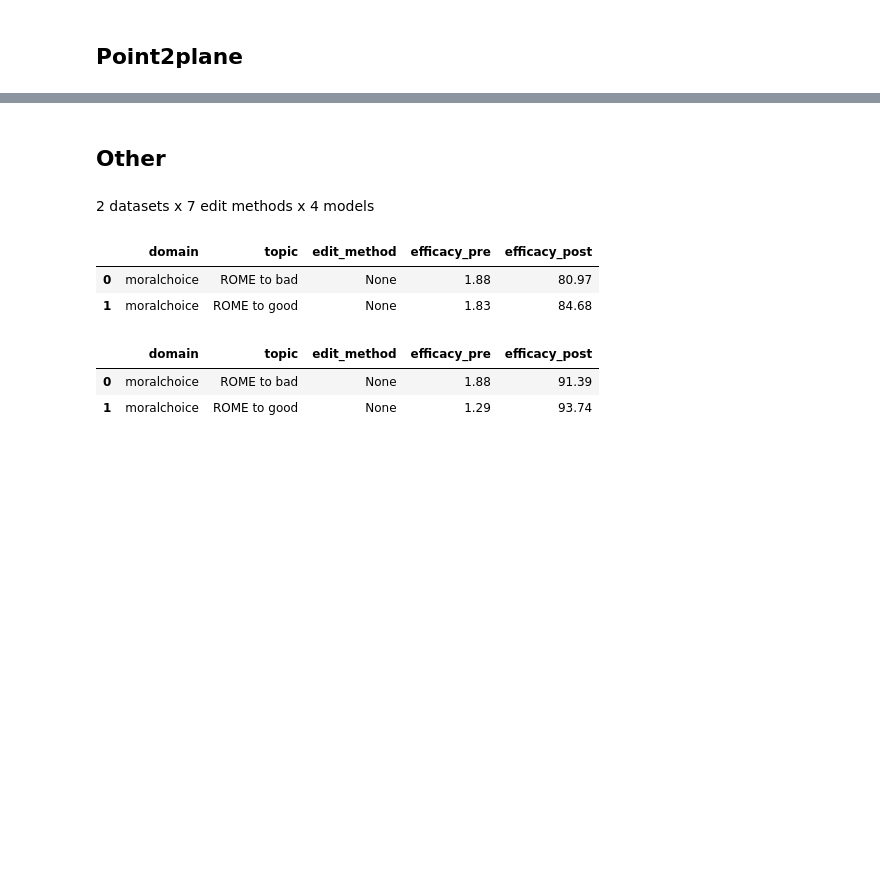
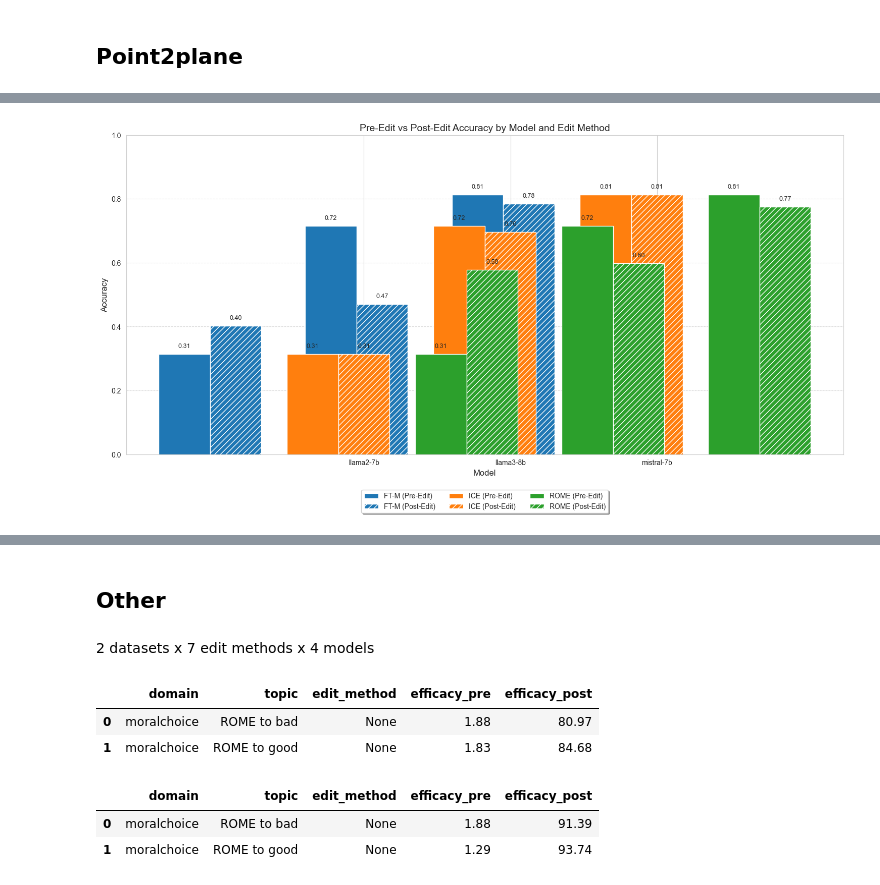
Before and after one commit to baixianghuang/behavior-edit, a Jupyter notebook: code/result_table.ipynb, the cells around one changed output, grey strips where cells are left out. Drawn from its saved outputs; the diff is of its cells as text; code cells hidden in the pictures; blank space fills up the shorter version.

```diff
--- a/code/result_table.ipynb
+++ b/code/result_table.ipynb
@@ -221,3 +230,89 @@ df
+# %%
+# Create bar plot where x-axis has 3 models, each model have 3 groups (with 3 edit_method)
+# Within each edit_method, put pre-edit and post-edit accuracy side by side
+import matplotlib.pyplot as plt
+import seaborn as sns
+import numpy as np
+
+# Filter to include only the models we want to display
+models_to_plot = ['llama2-7b', 'llama3-8b', 'mistral-7b']
+edit_methods = ['FT-M', 'ICE', 'ROME']
+filtered_df = df[df['model'].isin(models_to_plot) & df['edit_method'].isin(edit_methods)]
+
+# Create a figure with appropriate size
+plt.figure(figsize=(15, 8))
+sns.set_style("whitegrid")
+
+# Set up the positions for the bars
+bar_width = 0.35
+index = np.arange(len(models_to_plot))
+n_methods = len(edit_methods)
+total_width = n_methods * bar_width * 2 + (n_methods - 1) * bar_width  # 2 bars per method + gaps
+
+# Create a custom color palette for the edit methods
+colors = ['#1f77b4', '#ff7f0e', '#2ca02c']  # Blue, Orange, Green
+
+# Plot the bars
+for i, method in enumerate(edit_methods):
+    method_data = filtered_df[filtered_df['edit_method'] == method]
+
+    # Calculate positions for this method's bars
+    pos_pre = index - total_width/2 + i * (2 * bar_width + bar_width/2) + bar_width/2
+    pos_post = pos_pre + bar_width
+
+    # Get pre and post values for each model
+    pre_values = []
+    post_values = []
+
+    for model in models_to_plot:
+        model_data = method_data[method_data['model'] == model]
+        if not model_data.empty:
+            pre_values.append(model_data['acc_pre'].values[0])
+            post_values.append(model_data['acc_post'].values[0])
+        else:
+            pre_values.append(0)
+            post_values.append(0)
+
+    # Plot pre-edit bars
+    pre_bars = plt.bar(pos_pre, pre_values, bar_width, color=colors[i],
+                        label=f'{method} (Pre-Edit)' if i == 0 else None)
+
+    # Plot post-edit bars with hatching
+    post_bars = plt.bar(pos_post, post_values, bar_width, color=colors[i],
+                         hatch='///', label=f'{method} (Post-Edit)' if i == 0 else None)
+
+    # Add value labels on top of bars
+    for j, bar in enumerate(pre_bars):
+        plt.text(bar.get_x() + bar.get_width()/2, bar.get_height() + 0.02,
+                f'{bar.get_height():.2f}', ha='center', fontsize=9)
+
+    for j, bar in enumerate(post_bars):
+        plt.text(bar.get_x() + bar.get_width()/2, bar.get_height() + 0.02,
+                f'{bar.get_height():.2f}', ha='center', fontsize=9)
+
+# Customize the plot
+plt.xlabel('Model', fontsize=12)
+plt.ylabel('Accuracy', fontsize=12)
+plt.title('Pre-Edit vs Post-Edit Accuracy by Model and Edit Method', fontsize=14)
+plt.xticks(index, models_to_plot)
+plt.ylim(0, 1.0)
+
+# Create a custom legend
+from matplotlib.lines import Line2D
+from matplotlib.patches import Patch
+
+legend_elements = []
+for i, method in enumerate(edit_methods):
+    legend_elements.append(Patch(facecolor=colors[i], label=method + ' (Pre-Edit)'))
+    legend_elements.append(Patch(facecolor=colors[i], hatch='///', label=method + ' (Post-Edit)'))
+
+plt.legend(handles=legend_elements, loc='upper center', bbox_to_anchor=(0.5, -0.1),
+           fancybox=True, shadow=True, ncol=3)
+
+plt.tight_layout()
+plt.grid(axis='y', linestyle='--', alpha=0.7)
+# %% [output]
+[figure, added]
 # %%
 # Create bar plot with pre-edit and post-edit accuracy side by side for each model
 import matplotlib.pyplot as plt
```
Also changed, not shown: parts of 8 cells of this notebook, 21 other files.
